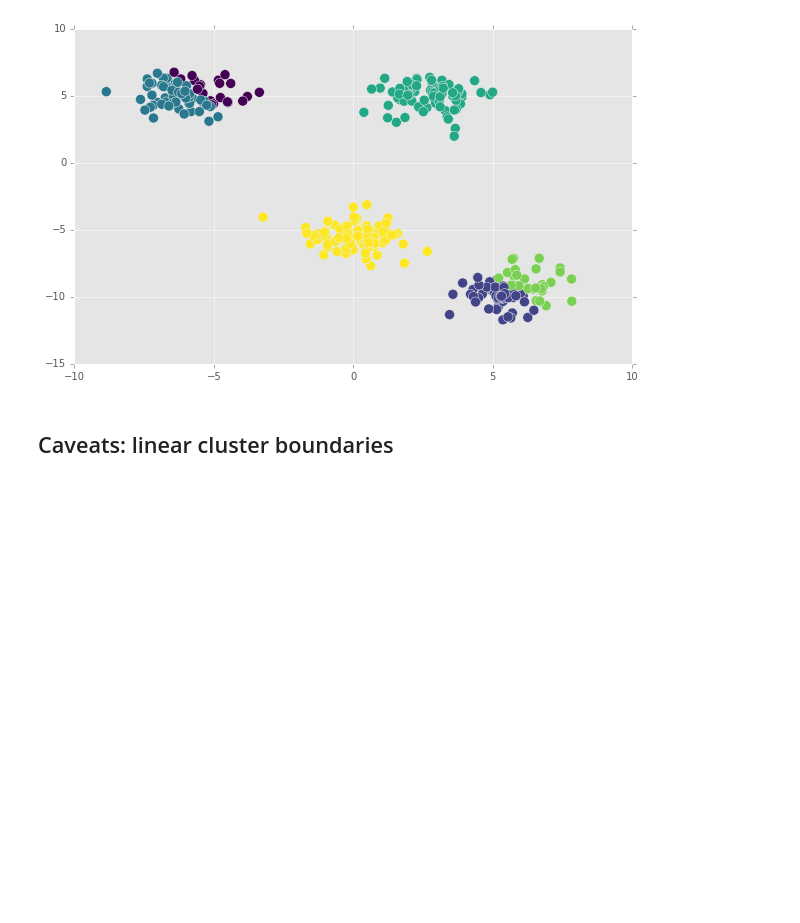
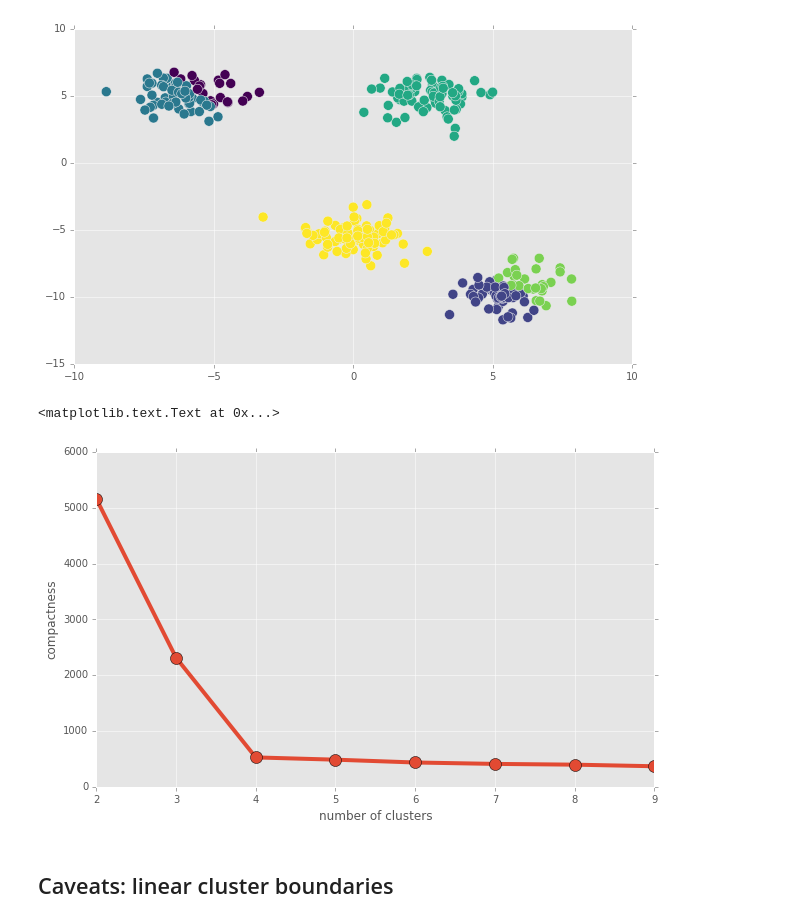
Before and after one commit to mbeyeler/opencv-machine-learning, a Jupyter notebook: notebooks/08.01-Understanding-k-Means-Clustering.ipynb, the cells around one changed output. Cells and saved outputs as stored; diff of their text form; code cells hidden in the pictures; blank space fills up the shorter version.

```diff
--- a/notebooks/08.01-Understanding-k-Means-Clustering.ipynb
+++ b/notebooks/08.01-Understanding-k-Means-Clustering.ipynb
@@ -98,6 +98,20 @@ plt.figure(figsize=(10, 6))
 plt.scatter(X[:, 0], X[:, 1], c=labels, s=100, cmap='viridis');
 # %% [output]
 [figure]
+# %%
+kvals = np.arange(2, 10)
+compactness = []
+for k in kvals:
+    c, _, _ = cv2.kmeans(X.astype(np.float32), k, None, criteria, 10, flags)
+    compactness.append(c)
+# %%
+plt.figure(figsize=(10, 6))
+plt.plot(kvals, compactness, 'o-', linewidth=4, markersize=12);
+plt.xlabel('number of clusters')
+plt.ylabel('compactness')
+# %% [output]
+<matplotlib.text.Text at 0x...>
+[figure, added]
 # %% [markdown]
 ## Caveats: linear cluster boundaries
 # %%
```
Also changed, not shown: parts of 3 cells of this notebook, 2 other files.
